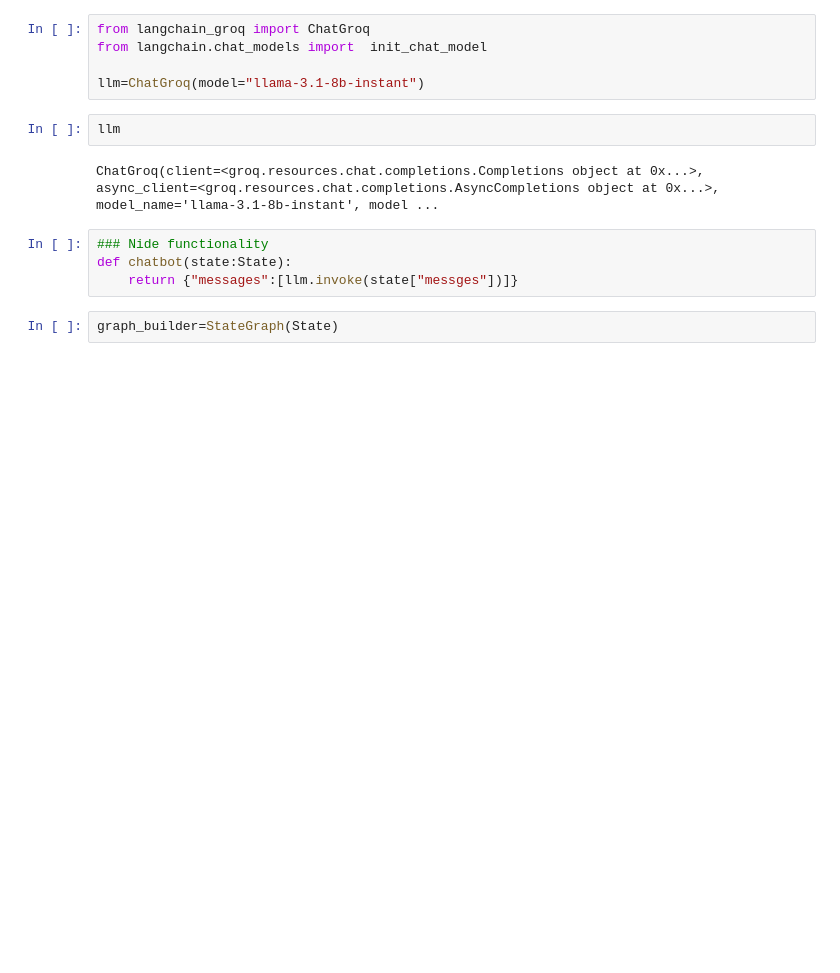
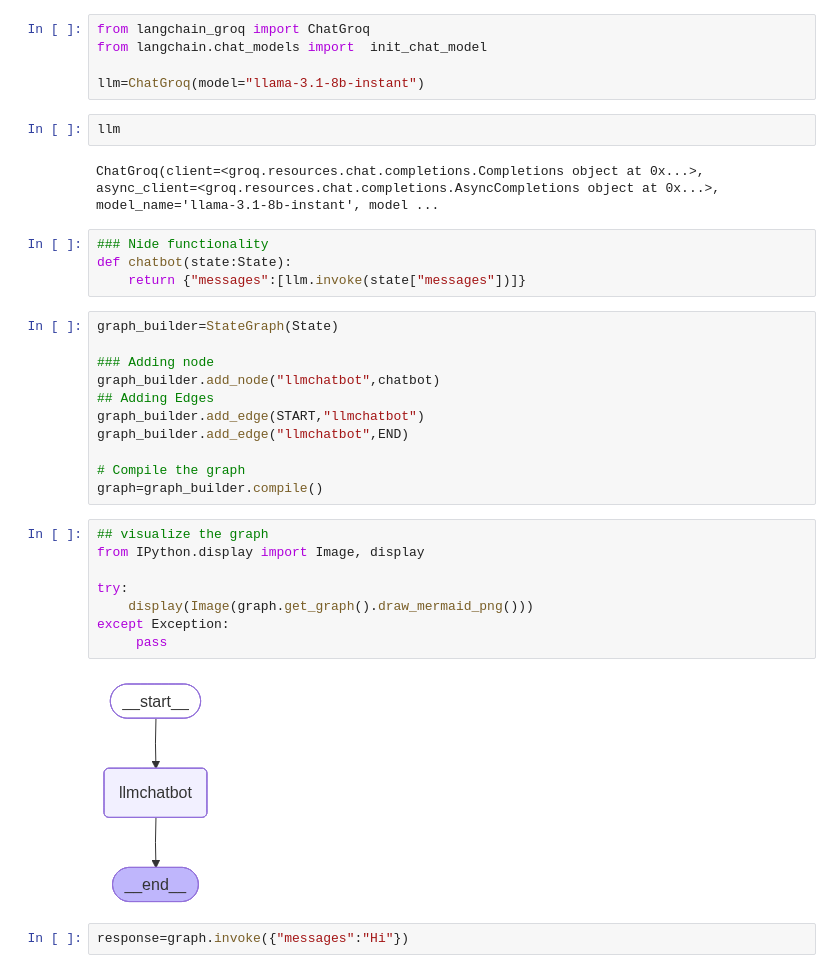
Before and after one commit to Muhangi2/agenticLangraph, a Jupyter notebook: 1-chatbot/chatbot.ipynb, the cells around one changed output. Cells and saved outputs as stored; diff of their text form; blank space fills up the shorter version.

```diff
--- a/1-chatbot/chatbot.ipynb
+++ b/1-chatbot/chatbot.ipynb
@@ -31,6 +31,27 @@ ChatGroq(client=<groq.resources.chat.completions.Completions object at 0x...>, a
 # %%
 ### Nide functionality
 def chatbot(state:State):
-    return {"messages":[llm.invoke(state["messges"])]}
+    return {"messages":[llm.invoke(state["messages"])]}
 # %%
 graph_builder=StateGraph(State)
+
+### Adding node
+graph_builder.add_node("llmchatbot",chatbot)
+## Adding Edges
+graph_builder.add_edge(START,"llmchatbot")
+graph_builder.add_edge("llmchatbot",END)
+
+# Compile the graph
+graph=graph_builder.compile()
+# %%
+## visualize the graph
+from IPython.display import Image, display
+
+try:
+    display(Image(graph.get_graph().draw_mermaid_png()))
+except Exception:
+     pass
+# %% [output]
+[figure, added]
+# %%
+response=graph.invoke({"messages":"Hi"})
```
Also changed, not shown: parts of 12 cells of this notebook, 3 other files.
